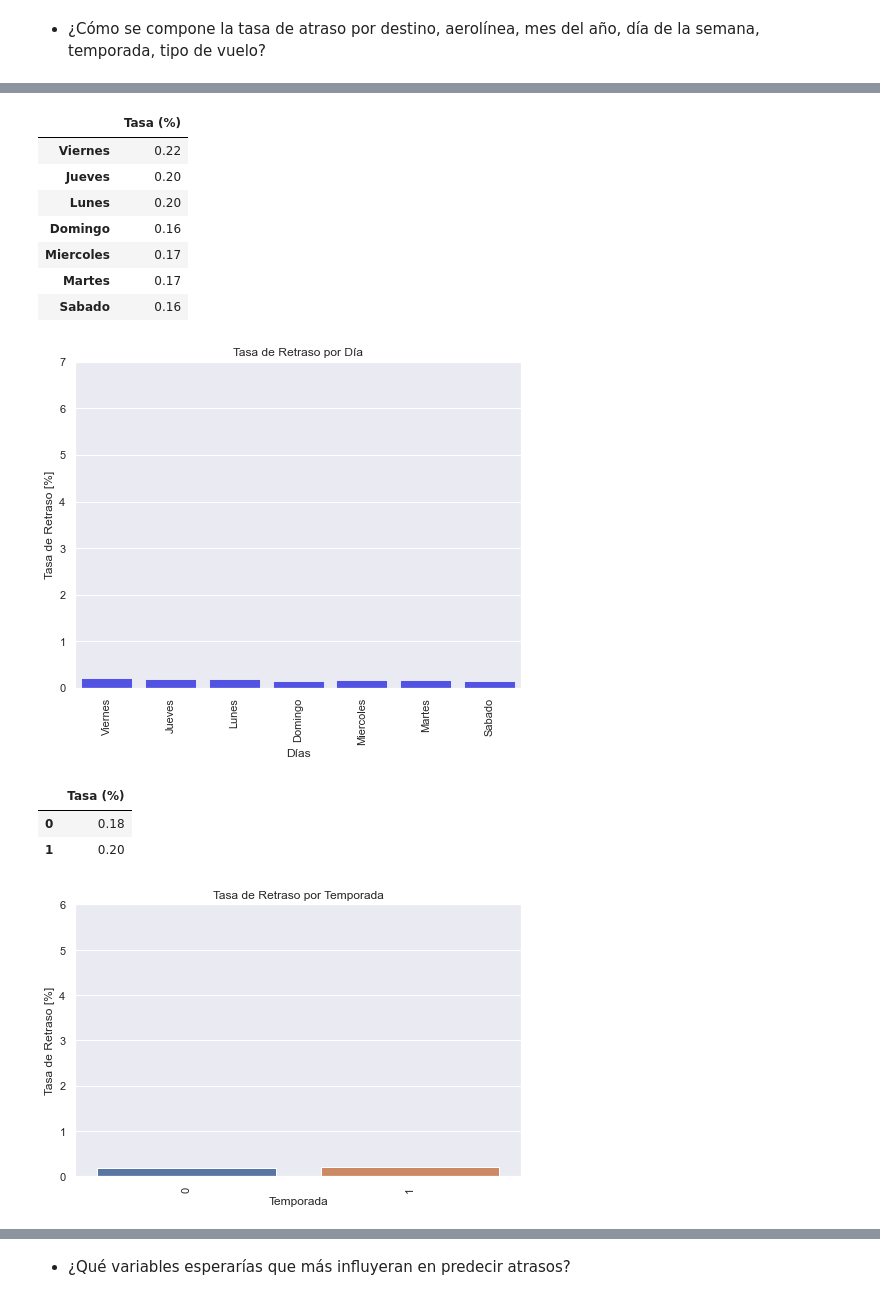
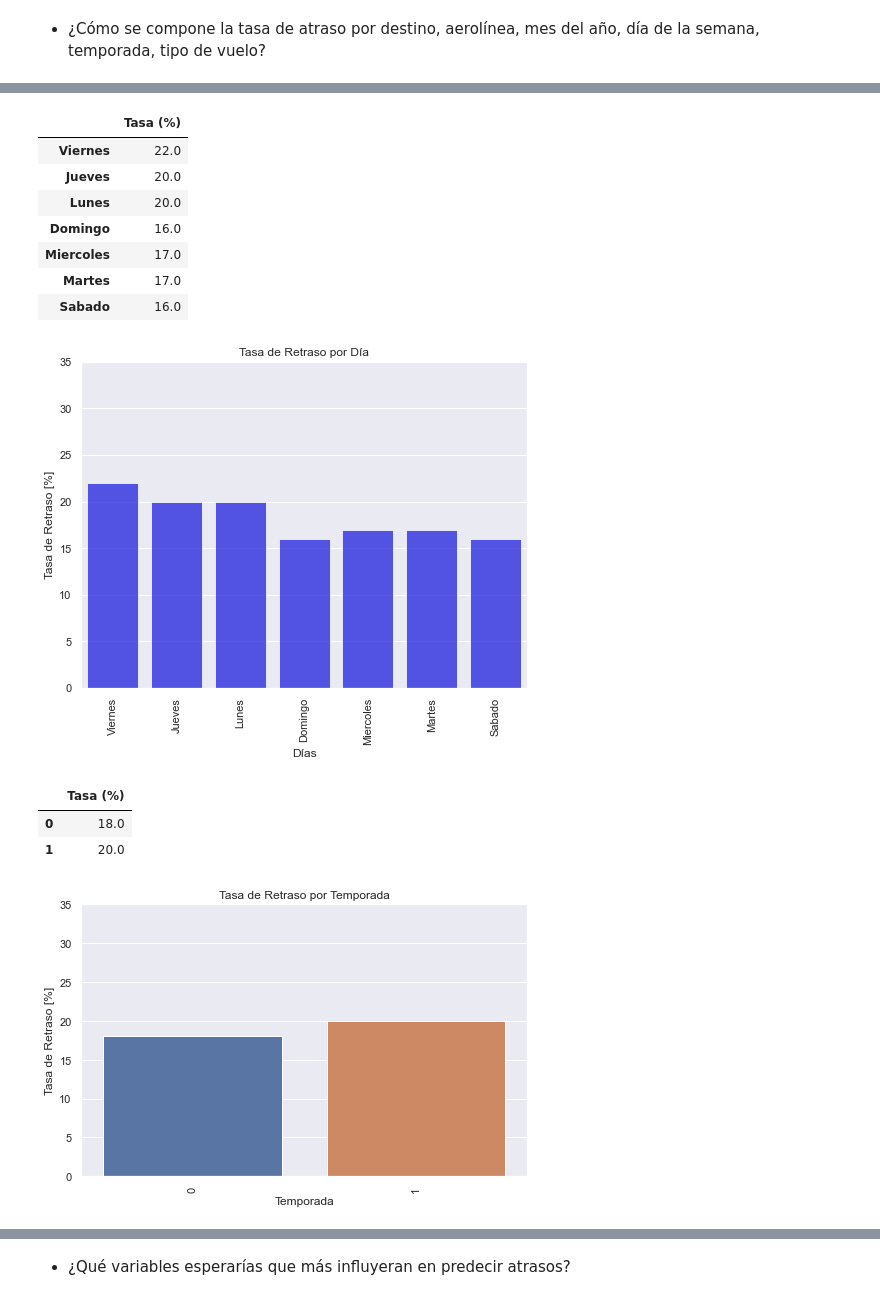
Before and after one commit to NicoGrageda/flight-delays, a Jupyter notebook: to-expose.ipynb, the cells around one changed output, grey strips where cells are left out. Cells and saved outputs as stored; diff of their text form; code cells hidden in the pictures.

```diff
--- a/to-expose.ipynb
+++ b/to-expose.ipynb
@@ -262,7 +262,7 @@ def calcular_tasa(df, columna):
     dic_tasas = {}
     for name, total in total_values.iteritems():
         if name in dic_atrasos:
-            dic_tasas[name] = round( dic_atrasos[name]/total, 2)
+            dic_tasas[name] = round( dic_atrasos[name]/total, 2)*100
         else:
             dic_tasas[name] = 0
 
@@ -366,13 +366,13 @@ tasas_dias = calcular_tasa(df, 'DIANOM')
 tasas_dias
 # %% [output]
 |  | Tasa (%) |
-| Viernes | 0.22 |
-| Jueves | 0.20 |
-| Lunes | 0.20 |
-| Domingo | 0.16 |
-| Miercoles | 0.17 |
-| Martes | 0.17 |
-| Sabado | 0.16 |
+| Viernes | 22.0 |
+| Jueves | 20.0 |
+| Lunes | 20.0 |
+| Domingo | 16.0 |
+| Miercoles | 17.0 |
+| Martes | 17.0 |
+| Sabado | 16.0 |
 # %%
 tasas_dias_values = df['DIANOM'].value_counts().index
 
@@ -383,31 +383,31 @@ plt.title('Tasa de Retraso por Día')
 plt.ylabel('Tasa de Retraso [%]', fontsize=12)
 plt.xlabel('Días', fontsize=12)
 plt.xticks(rotation=90)
-plt.ylim(0,7)
+plt.ylim(0,35)
 plt.show()
 # %% [output]
-[figure, old version]
+[figure, new version]
 # %%
 tasas_temporada = calcular_tasa(df, 'temporada_alta')
 tasas_temporada
 # %% [output]
 |  | Tasa (%) |
-| 0 | 0.18 |
-| 1 | 0.20 |
+| 0 | 18.0 |
+| 1 | 20.0 |
 # %%
 tasas_temporada_values = df['temporada_alta'].value_counts().index
 
 plt.figure(figsize = (8, 5))
 sns.set(style="darkgrid")
 sns.barplot(x=tasas_temporada_values, y=tasas_temporada['Tasa (%)'])
 plt.title('Tasa de Retraso por Temporada')
 plt.ylabel('Tasa de Retraso [%]', fontsize=12)
 plt.xlabel('Temporada', fontsize=12)
 plt.xticks(rotation=90)
-plt.ylim(0,6)
+plt.ylim(0,35)
 plt.show()
 # %% [output]
-[figure, old version]
+[figure, new version]
 # %%
 tasas_tipovuelo = calcular_tasa(df, 'TIPOVUELO')
 tasas_tipovuelo
```
Also changed, not shown: parts of 15 cells of this notebook.
